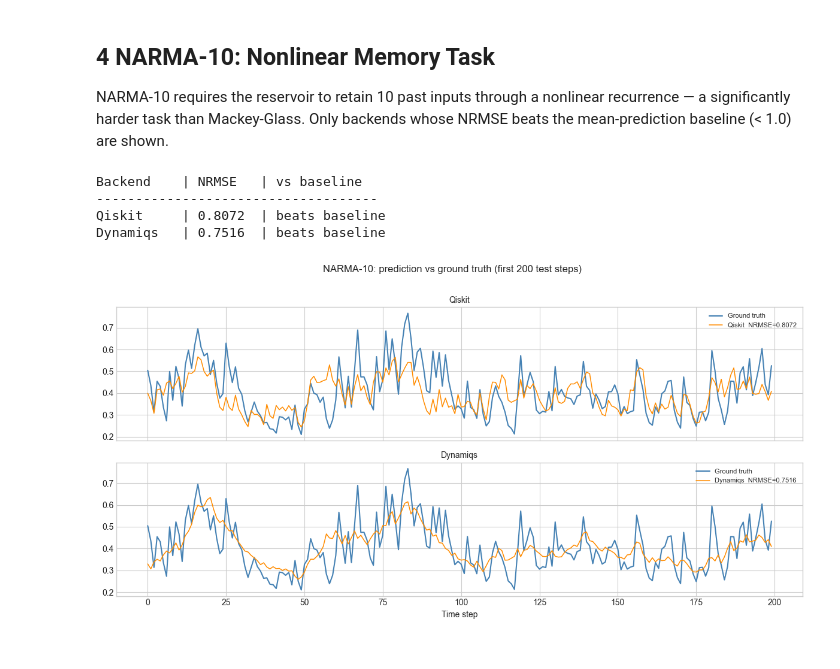
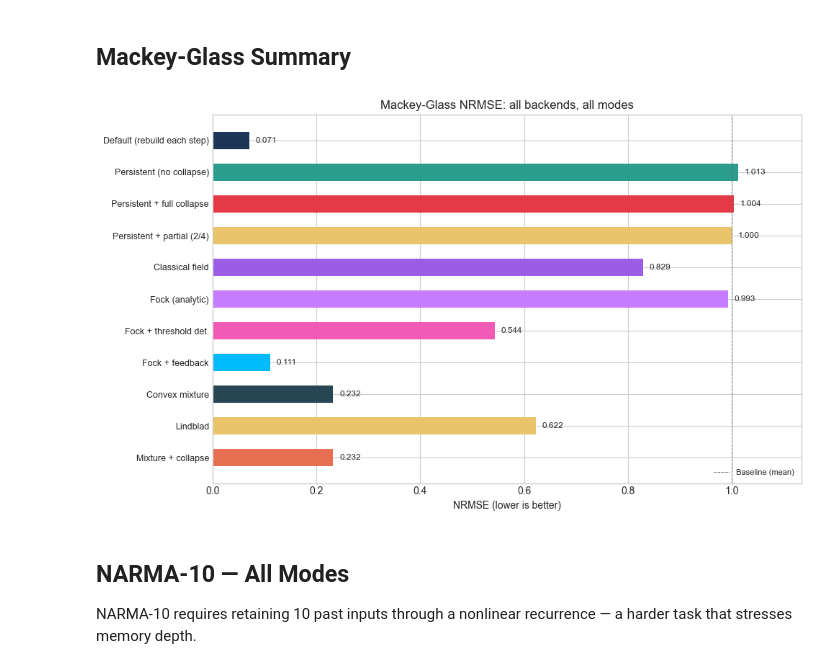
Before and after one commit to melaz2888/qrc-engine, a Jupyter notebook: notebooks/qrc_engine_evaluation.ipynb, the cells around one changed output. Cells and saved outputs as stored; diff of their text form; code cells hidden in the pictures.

```diff
--- a/notebooks/qrc_engine_evaluation.ipynb
+++ b/notebooks/qrc_engine_evaluation.ipynb
@@ -177,44 +153,30 @@ Fock     |       0.9989 |     0.9935
+# %% [markdown]
+## Mackey-Glass Summary
+# %%
+all_mg = qk_mg + pcv_mg + dq_mg
+labels_mg = [l for l, s, _, _ in all_mg]
+scores_mg = [s for _, s, _, _ in all_mg]
+colors_mg = ['#1d3557', '#2a9d8f', '#e63946', '#e9c46a',
+             '#9b5de5', '#c77dff', '#f15bb5', '#00bbf9',
+             '#264653', '#e9c46a', '#e76f51']
+
+fig, ax = plt.subplots(figsize=(10, 6))
+y_pos = np.arange(len(labels_mg))
+bars = ax.barh(y_pos, scores_mg, color=colors_mg, height=0.55)
+ax.set_yticks(y_pos); ax.set_yticklabels(labels_mg, fontsize=9)
+ax.set_xlabel('NRMSE (lower is better)')
+ax.set_xlim(0, max(scores_mg) * 1.12)
+ax.axvline(x=1.0, color='#666', ls='--', lw=0.7, label='Baseline (mean)')
+for bar, score in zip(bars, scores_mg):
+    ax.text(bar.get_width() + 0.012, bar.get_y() + bar.get_height() / 2,
+            f'{score:.3f}', va='center', fontsize=8.5)
+ax.set_title('Mackey-Glass NRMSE: all backends, all modes')
+ax.legend(fontsize=8, loc='lower right')
+ax.invert_yaxis()
+plt.tight_layout(); plt.show()
+# %% [output]
+[figure, added]
 # %% [markdown]
-## 4  NARMA-10: Nonlinear Memory Task
+## NARMA-10 — All Modes
 
-NARMA-10 requires the reservoir to retain 10 past inputs through a nonlinear recurrence — a significantly harder task than Mackey-Glass. Only backends whose NRMSE beats the mean-prediction baseline (< 1.0) are shown.
+NARMA-10 requires retaining 10 past inputs through a nonlinear recurrence — a harder task that stresses memory depth.
-# %%
-X_tr, y_tr, X_te, y_te = narma10(n_samples=2000, split=0.8, seed=11)
-
-narma_configs = [
-    ('Qiskit',   QiskitBackend(n_qubits=4, depth=4, seed=11),           1e-3),
-    ('Dynamiqs', DynamiqsBackend(levels=5, dt=0.3, gamma=0.1, seed=3),  1e-5),
-]
-
-narma_results = []
-for label, backend, alpha in narma_configs:
-    res = Reservoir(backend=backend, washout=WASHOUT, alpha=alpha)
-    res.fit(X_tr, y_tr)
-    pred = res.predict(X_te)
-    score = nrmse(y_te[WASHOUT:], pred)
-    narma_results.append((label, score, pred))
-
-print(f"{'Backend':<10} | NRMSE   | vs baseline")
-print('-' * 36)
-for label, score, _ in narma_results:
-    verdict = 'beats baseline' if score < 1.0 else 'no better than mean'
-    print(f"{label:<10} | {score:.4f}  | {verdict}")
-
-# --- plot ---
-fig, axes = plt.subplots(len(narma_configs), 1, figsize=(12, 3 * len(narma_configs)), sharex=True)
-ground = y_te[WASHOUT:]
-n_plot = min(200, len(ground))
-for ax, (label, score, pred) in zip(axes, narma_results):
-    ax.plot(ground[:n_plot], label='Ground truth', linewidth=1.5, color='steelblue')
-    ax.plot(pred[:n_plot],   label=f'{label}  NRMSE={score:.4f}', linewidth=1.1, color='darkorange')
-    ax.set_title(label, fontsize=10)
-    ax.legend(loc='upper right', fontsize=8)
-axes[-1].set_xlabel('Time step')
-fig.suptitle('NARMA-10: prediction vs ground truth (first 200 test steps)', y=1.01)
-fig.tight_layout()
-# %% [output]
-Backend    | NRMSE   | vs baseline
-------------------------------------
-Qiskit     | 0.8072  | beats baseline
-Dynamiqs   | 0.7516  | beats baseline
-[figure, removed]
```
Also changed, not shown: parts of 23 cells of this notebook, 4 other files.
